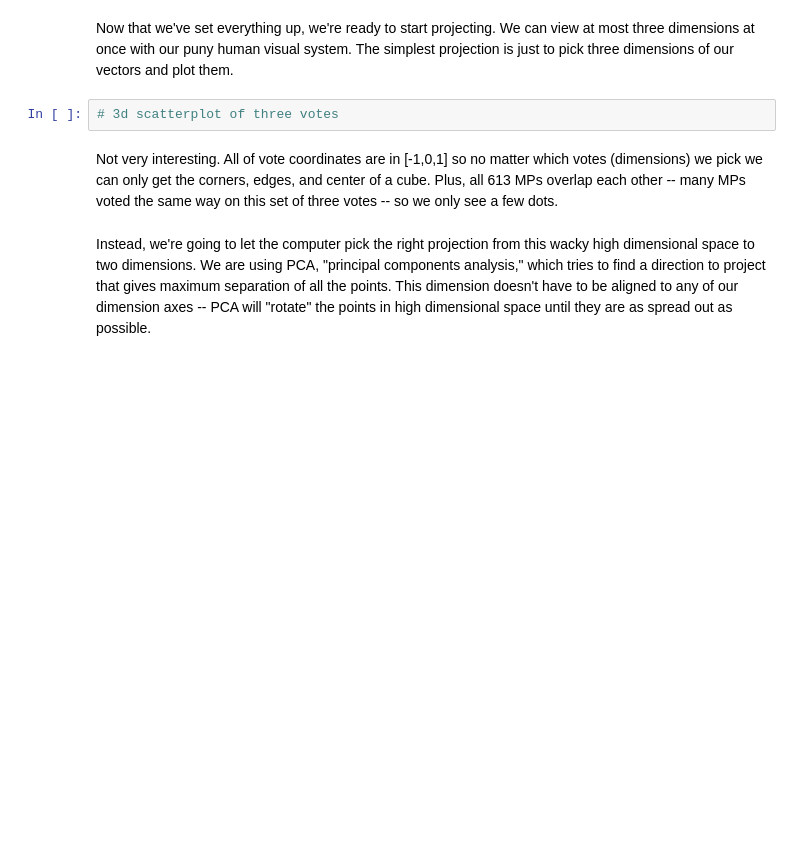
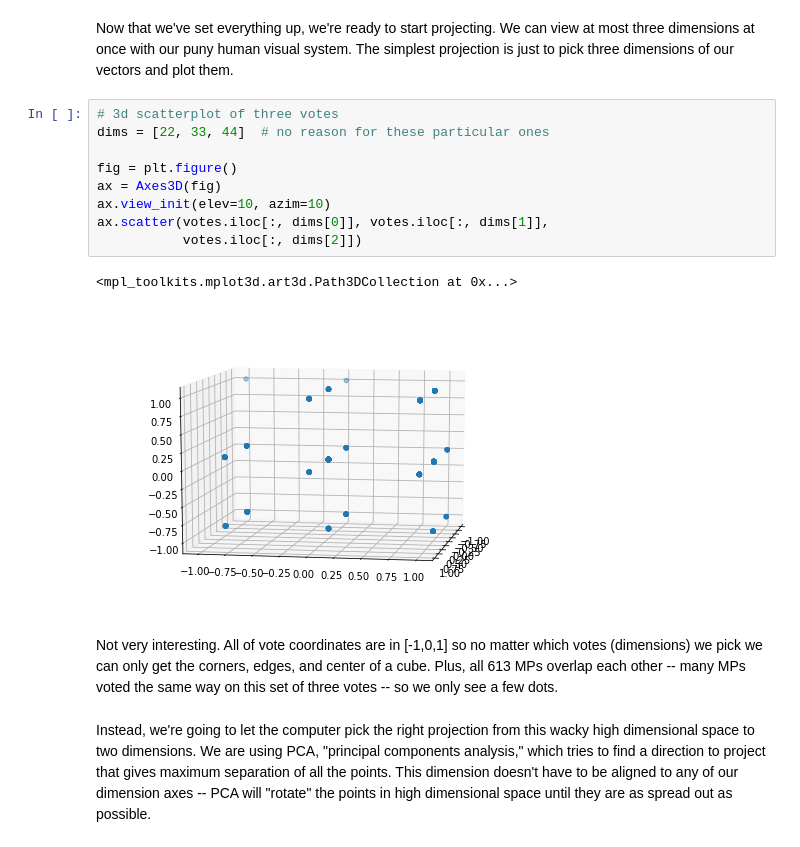
Before and after one commit to xeophin/lede-algorithms, a Jupyter notebook: week-2/week-2-2-class-empty.ipynb, the cells around one changed output. Cells and saved outputs as stored; diff of their text form; blank space fills up the shorter version.

```diff
--- a/week-2/week-2-2-class-empty.ipynb
+++ b/week-2/week-2-2-class-empty.ipynb
@@ -136,7 +156,17 @@ We'll want to turn the list of parties in to a list of colors.
 # %% [markdown]
 Now that we've set everything up, we're ready to start projecting. We can view at most three dimensions at once with our puny human visual system. The simplest projection is just to pick three dimensions of our vectors and plot them.
-# %%
-# 3d scatterplot of three votes
+# %%
+# 3d scatterplot of three votes
+dims = [22, 33, 44]  # no reason for these particular ones
+
+fig = plt.figure()
+ax = Axes3D(fig)
+ax.view_init(elev=10, azim=10)
+ax.scatter(votes.iloc[:, dims[0]], votes.iloc[:, dims[1]],
+           votes.iloc[:, dims[2]])
+# %% [output]
+<mpl_toolkits.mplot3d.art3d.Path3DCollection at 0x...>
+[figure, added]
 # %% [markdown]
 Not very interesting. All of vote coordinates are in [-1,0,1] so no matter which votes (dimensions) we pick we can only get the corners, edges, and center of a cube. Plus, all 613 MPs overlap each other -- many MPs voted the same way on this set of three votes -- so we only see a few dots.
 # %% [markdown]
```
Also changed, not shown: parts of 10 cells of this notebook, 3 other files.
